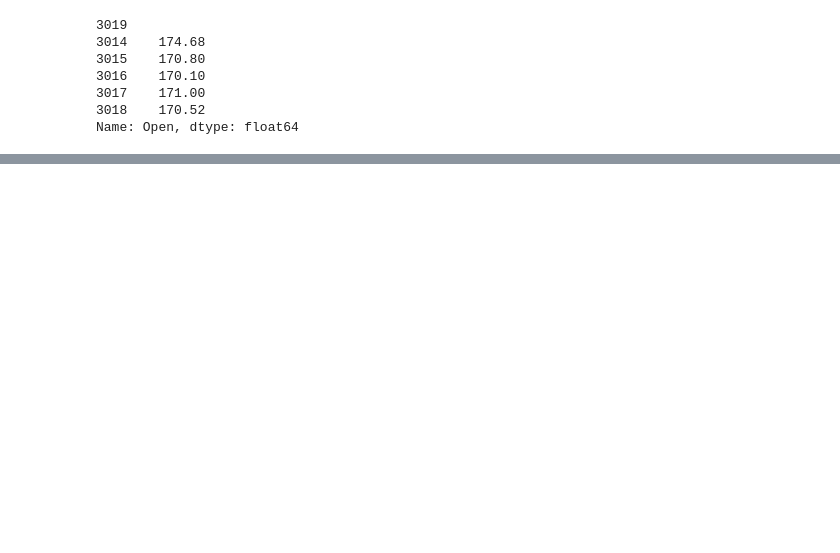
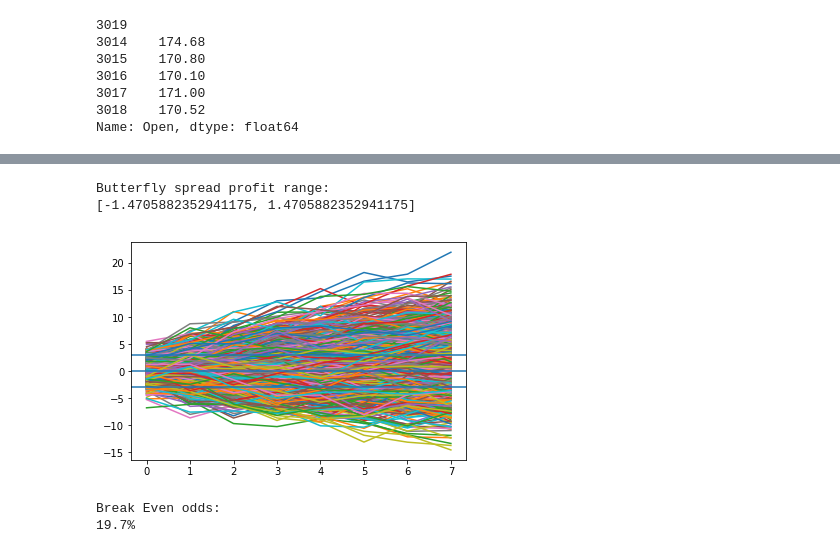
Before and after one commit to Roro145/OptionsPricing, a Jupyter notebook: Monte Carlo Options Pricing.ipynb, the cells around one changed output, grey strips where cells are left out. Saved outputs shown, nothing was run; the diff lists cells and outputs as text; code cells hidden in the pictures; blank space fills up the shorter version.

```diff
--- a/Monte Carlo Options Pricing.ipynb
+++ b/Monte Carlo Options Pricing.ipynb
@@ -84,0 +158,42 @@ There is a 0.437 change that the value exceeds the option in 100 days
+# %%
+#pricing a butterfly spread
+#value is the percent that it is +- compared to the base
+#so 175 option val is (175-170)/170
+buyLowCall = (165 - 170)/170 * 100
+sellAtCall = (170 - 170)/170 * 100
+buyHighCall = (175 - 170)/170 * 100
+
+profitRange = [(buyLowCall + sellAtCall)/2, (buyHighCall + sellAtCall)/2]
+print("Butterfly spread profit range: ")
+print(profitRange)
+
+simulationCount = 1000
+#Number of days until the option expires
+OPTEXP = 8
+
+monteResult = monteSimulation(dataMean, dataSTD, simulationCount, OPTEXP)
+
+for x in range(len(monteResult)):
+    plt.plot(monteResult[x])
+
+plt.axhline(buyLowCall)
+plt.axhline(sellAtCall)
+plt.axhline(buyHighCall)
+
+plt.show()
+
+breakEvenCount = 0
+for x in range(len(monteResult)):
+    lastVal = monteResult[x][-1]
+    if(lastVal > profitRange[0] and lastVal < profitRange[1]):
+        breakEvenCount += 1
+
+breakEvenOdds = breakEvenCount / simulationCount * 100
+print("Break Even odds: ")
+print(str(breakEvenOdds) + "%")
+# %% [output]
+Butterfly spread profit range:
+[-1.4705882352941175, 1.4705882352941175]
+[figure, added]
+Break Even odds:
+19.7%
```
Also changed, not shown: parts of 5 cells of this notebook.
